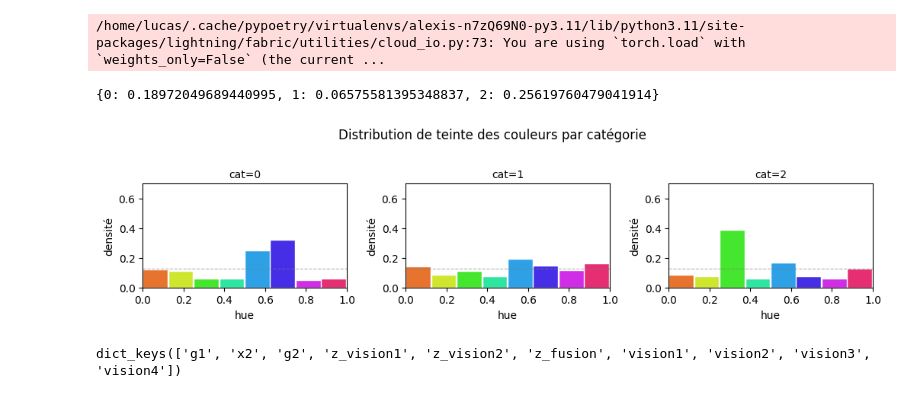
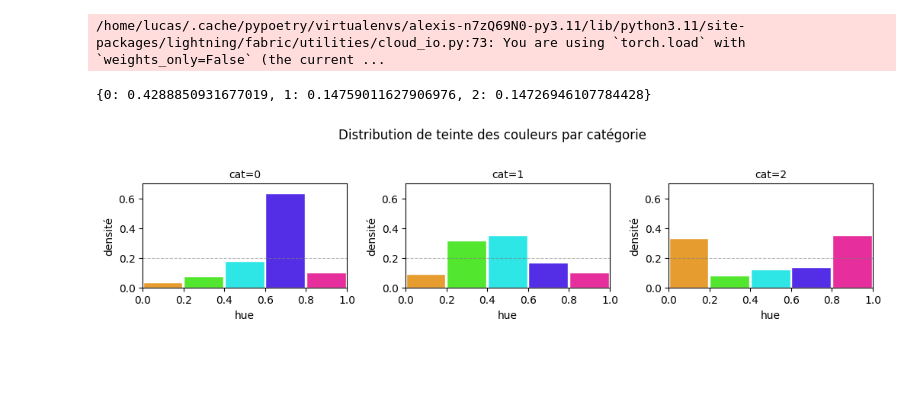
Before and after one commit to lucas-ch/gwsyn, a Jupyter notebook: notebooks/clip.ipynb, the cells around one changed output. Cells and saved outputs as stored; diff of their text form; code cells hidden in the pictures; blank space fills up the shorter version.

```diff
--- a/notebooks/clip.ipynb
+++ b/notebooks/clip.ipynb
@@ -15,7 +15,7 @@ from syn_project.utils_color_analysis import *
 %matplotlib inline
 
 n_samples_test = 10000
-experiment_name = 'base_model_0'
+experiment_name = 'base_model_10'
 modules = get_setup_modules('syn', experiment_name)
 global_workspace = get_global_workspace("syn", experiment_name, epoch=0, modules=modules)
 data_module = get_data_module("syn",  experiment_name, modules=modules)
@@ -168,18 +168,14 @@ def plot_hue_histogram(assoc_result, cats, k, n_bins=8,n_cols=3, figsize_per_plo
         fig.savefig(save_path, dpi=130, bbox_inches="tight")
     return fig
 # %%
-k = 5
+k = 100
 colors = get_raw_color_values(original_data['color'])
 colors_syn = get_raw_color_values(objects['x2']['color'])
-n_bins=8
+n_bins=5
 
-result = cross_modal_retrieval_color_association(objects['g1']['attr'], objects['g1']['color'], cats, colors, n_hue_bins=n_bins, k=k)
+result = cross_modal_retrieval_color_association(objects['g1']['attr'], objects['g2']['color'], cats, colors_syn, n_hue_bins=n_bins, k=k)
 plot_hue_histogram(result, cats, k=k, n_bins=n_bins)
 print(result['association_strength'])
 # %% [output]
-{0: 0.18972049689440995, 1: 0.06575581395348837, 2: 0.25619760479041914}
+{0: 0.4288850931677019, 1: 0.14759011627906976, 2: 0.14726946107784428}
-[figure, old version]
+[figure, new version]
-# %%
-objects.keys()
-# %% [output]
-dict_keys(['g1', 'x2', 'g2', 'z_vision1', 'z_vision2', 'z_fusion', 'vision1', 'vision2', 'vision3', 'vision4'])
```
Also changed, not shown: parts of 5 cells of this notebook, 2 other files.
